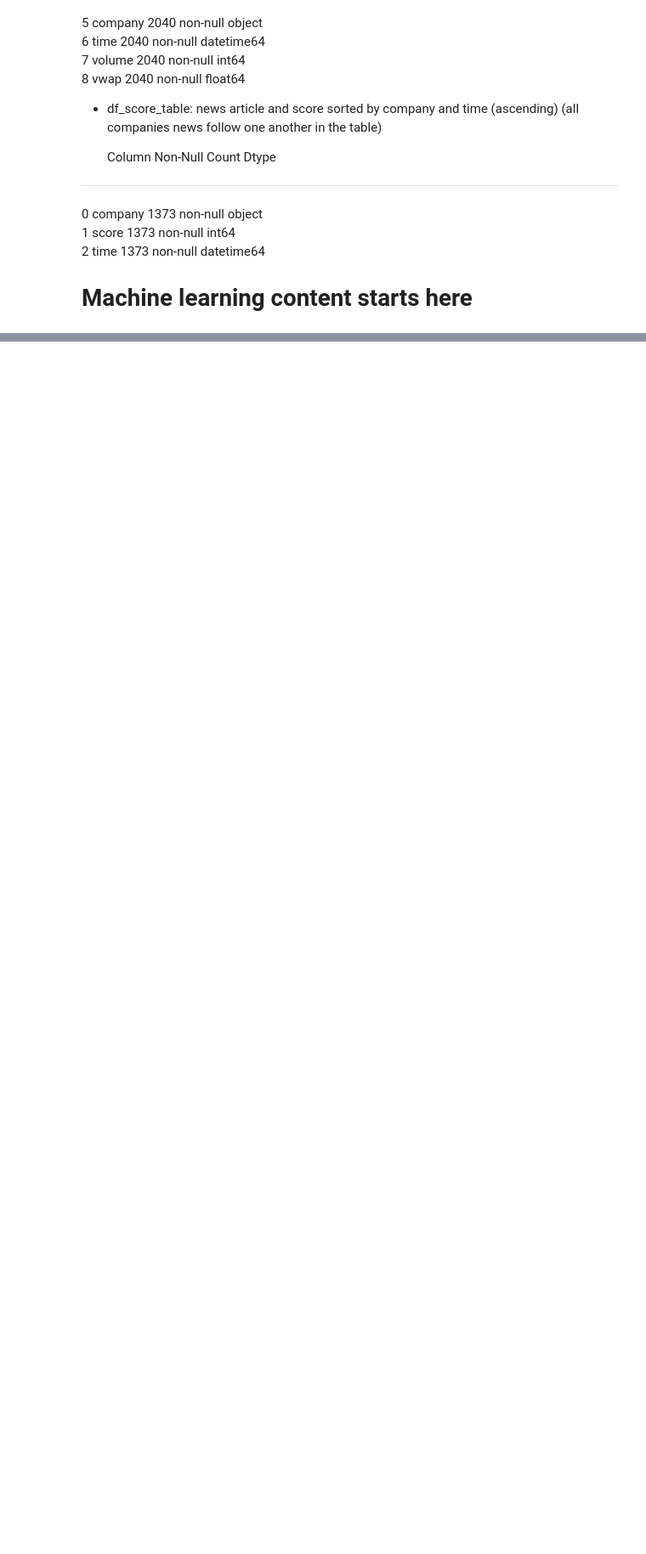
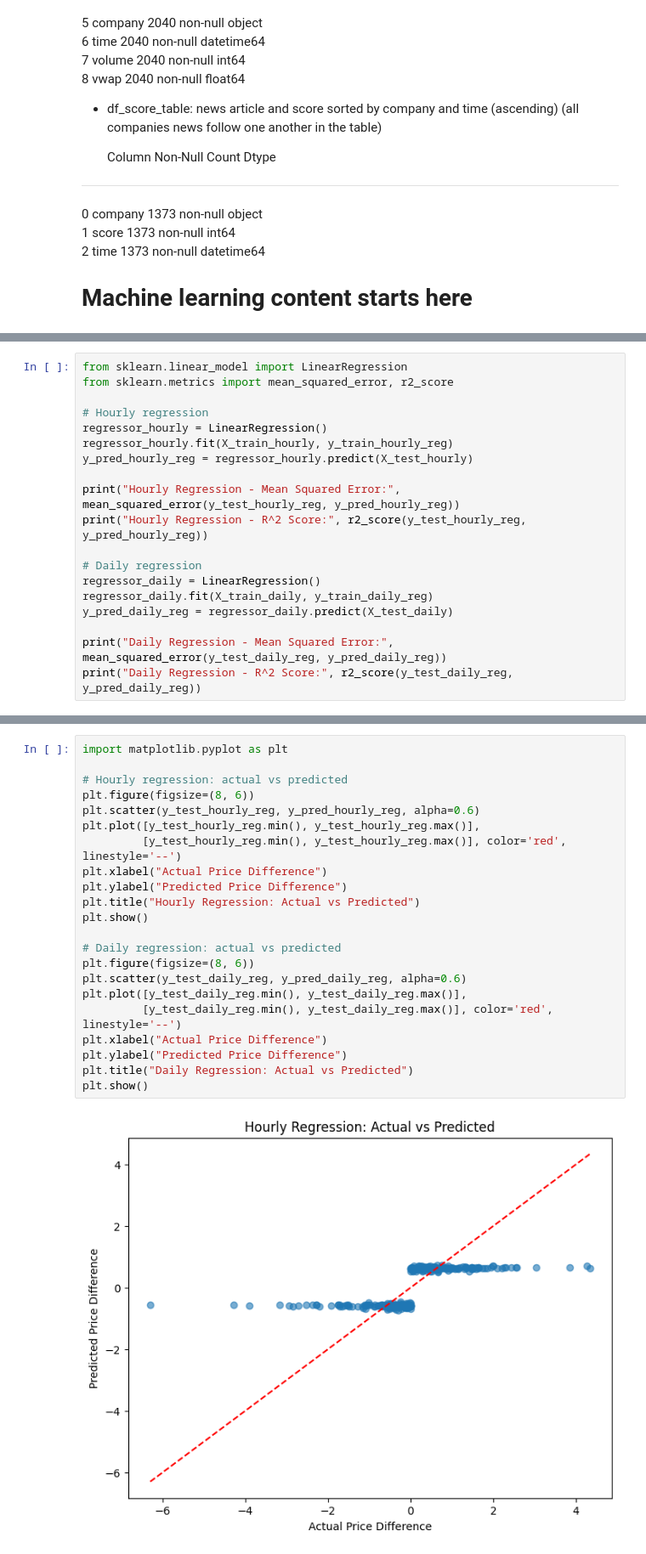
Before and after one commit to lilousicard/CS218-Project, a Jupyter notebook: src/ml.ipynb, the cells around one changed output, grey strips where cells are left out. Shown: that part at 85% size. Drawn from its saved outputs; the diff is of its cells as text; blank space fills up the shorter version.

```diff
--- a/src/ml.ipynb
+++ b/src/ml.ipynb
@@ -257,0 +649,19 @@ print(filtered_df)
+# %%
+from sklearn.linear_model import LinearRegression
+from sklearn.metrics import mean_squared_error, r2_score
+
+# Hourly regression
+regressor_hourly = LinearRegression()
+regressor_hourly.fit(X_train_hourly, y_train_hourly_reg)
+y_pred_hourly_reg = regressor_hourly.predict(X_test_hourly)
+
+print("Hourly Regression - Mean Squared Error:", mean_squared_error(y_test_hourly_reg, y_pred_hourly_reg))
+print("Hourly Regression - R^2 Score:", r2_score(y_test_hourly_reg, y_pred_hourly_reg))
+
+# Daily regression
+regressor_daily = LinearRegression()
+regressor_daily.fit(X_train_daily, y_train_daily_reg)
+y_pred_daily_reg = regressor_daily.predict(X_test_daily)
+
+print("Daily Regression - Mean Squared Error:", mean_squared_error(y_test_daily_reg, y_pred_daily_reg))
+print("Daily Regression - R^2 Score:", r2_score(y_test_daily_reg, y_pred_daily_reg))
@@ -257,0 +731,24 @@ print(filtered_df)
+# %%
+import matplotlib.pyplot as plt
+
+# Hourly regression: actual vs predicted
+plt.figure(figsize=(8, 6))
+plt.scatter(y_test_hourly_reg, y_pred_hourly_reg, alpha=0.6)
+plt.plot([y_test_hourly_reg.min(), y_test_hourly_reg.max()],
+         [y_test_hourly_reg.min(), y_test_hourly_reg.max()], color='red', linestyle='--')
+plt.xlabel("Actual Price Difference")
+plt.ylabel("Predicted Price Difference")
+plt.title("Hourly Regression: Actual vs Predicted")
+plt.show()
+
+# Daily regression: actual vs predicted
+plt.figure(figsize=(8, 6))
+plt.scatter(y_test_daily_reg, y_pred_daily_reg, alpha=0.6)
+plt.plot([y_test_daily_reg.min(), y_test_daily_reg.max()],
+         [y_test_daily_reg.min(), y_test_daily_reg.max()], color='red', linestyle='--')
+plt.xlabel("Actual Price Difference")
+plt.ylabel("Predicted Price Difference")
+plt.title("Daily Regression: Actual vs Predicted")
+plt.show()
+# %% [output]
+[figure, added]
```
Also changed, not shown: parts of 22 cells of this notebook.
